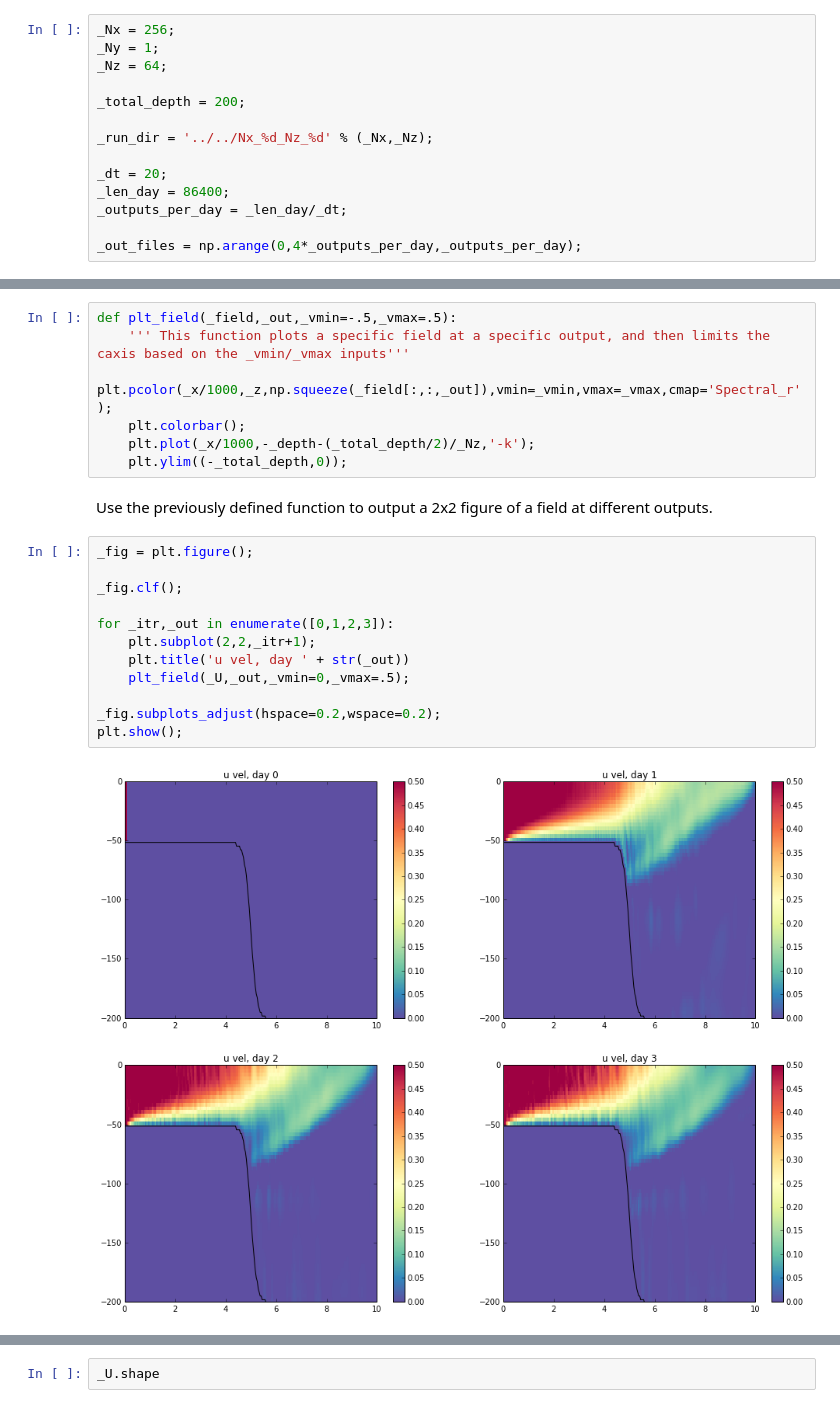
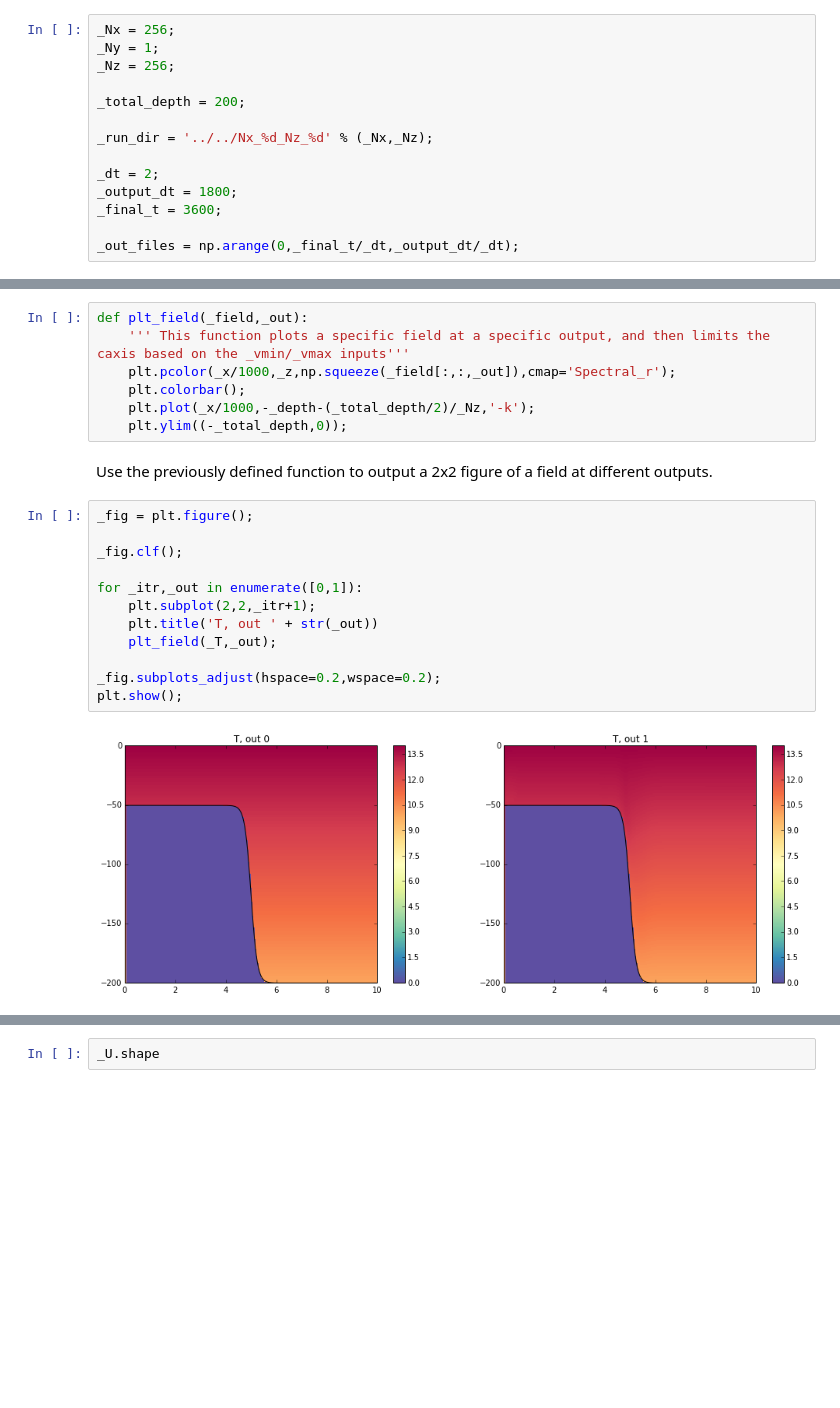
Before and after one commit to UBC-MOAD/flow_separation, a Jupyter notebook: flow_separation/process_data.ipynb, the cells around one changed output, grey strips where cells are left out. Drawn from its saved outputs; the diff is of its cells as text; blank space fills up the shorter version.

```diff
--- a/flow_separation/process_data.ipynb
+++ b/flow_separation/process_data.ipynb
@@ -17,17 +17,17 @@ Set directory and other run-specific parameters here.
 # %%
 _Nx = 256;
 _Ny = 1;
-_Nz = 64;
+_Nz = 256;
 
 _total_depth = 200;
 
 _run_dir = '../../Nx_%d_Nz_%d' % (_Nx,_Nz);
 
-_dt = 20;
-_len_day = 86400;
-_outputs_per_day = _len_day/_dt;
+_dt = 2;
+_output_dt = 1800;
+_final_t = 3600;
 
-_out_files = np.arange(0,4*_outputs_per_day,_outputs_per_day);
+_out_files = np.arange(0,_final_t/_dt,_output_dt/_dt);
 # %% [markdown]
 Now load in each field.
 # %%
@@ -74,7 +66,7 @@ _T = np.squeeze(_T);
 # %%
-def plt_field(_field,_out,_vmin=-.5,_vmax=.5):
+def plt_field(_field,_out):
     ''' This function plots a specific field at a specific output, and then limits the caxis based on the _vmin/_vmax inputs'''
-    plt.pcolor(_x/1000,_z,np.squeeze(_field[:,:,_out]),vmin=_vmin,vmax=_vmax,cmap='Spectral_r');
+    plt.pcolor(_x/1000,_z,np.squeeze(_field[:,:,_out]),cmap='Spectral_r');
     plt.colorbar();
     plt.plot(_x/1000,-_depth-(_total_depth/2)/_Nz,'-k');
     plt.ylim((-_total_depth,0));
@@ -83,14 +75,14 @@ Use the previously defined function to output a 2x2 figure of a field at differe
 # %%
 _fig = plt.figure();
 
 _fig.clf();
 
-for _itr,_out in enumerate([0,1,2,3]):
+for _itr,_out in enumerate([0,1]):
     plt.subplot(2,2,_itr+1);
-    plt.title('u vel, day ' + str(_out))
-    plt_field(_U,_out,_vmin=0,_vmax=.5);
+    plt.title('T, out ' + str(_out))
+    plt_field(_T,_out);
 
 _fig.subplots_adjust(hspace=0.2,wspace=0.2);
 plt.show();
 # %% [output]
-[figure, old version]
+[figure, new version]
```
Also changed, not shown: parts of 4 cells of this notebook, 1 other file.
